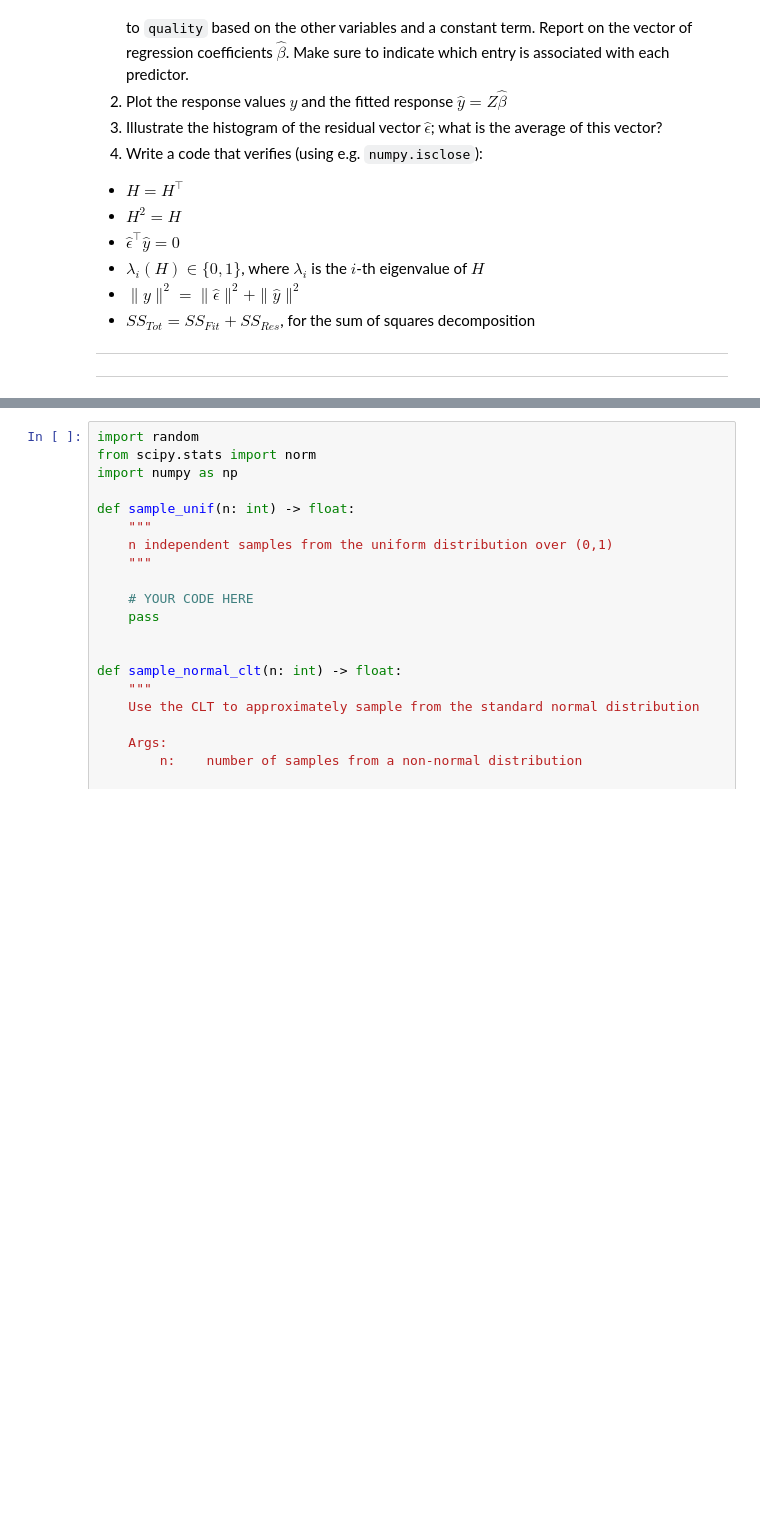
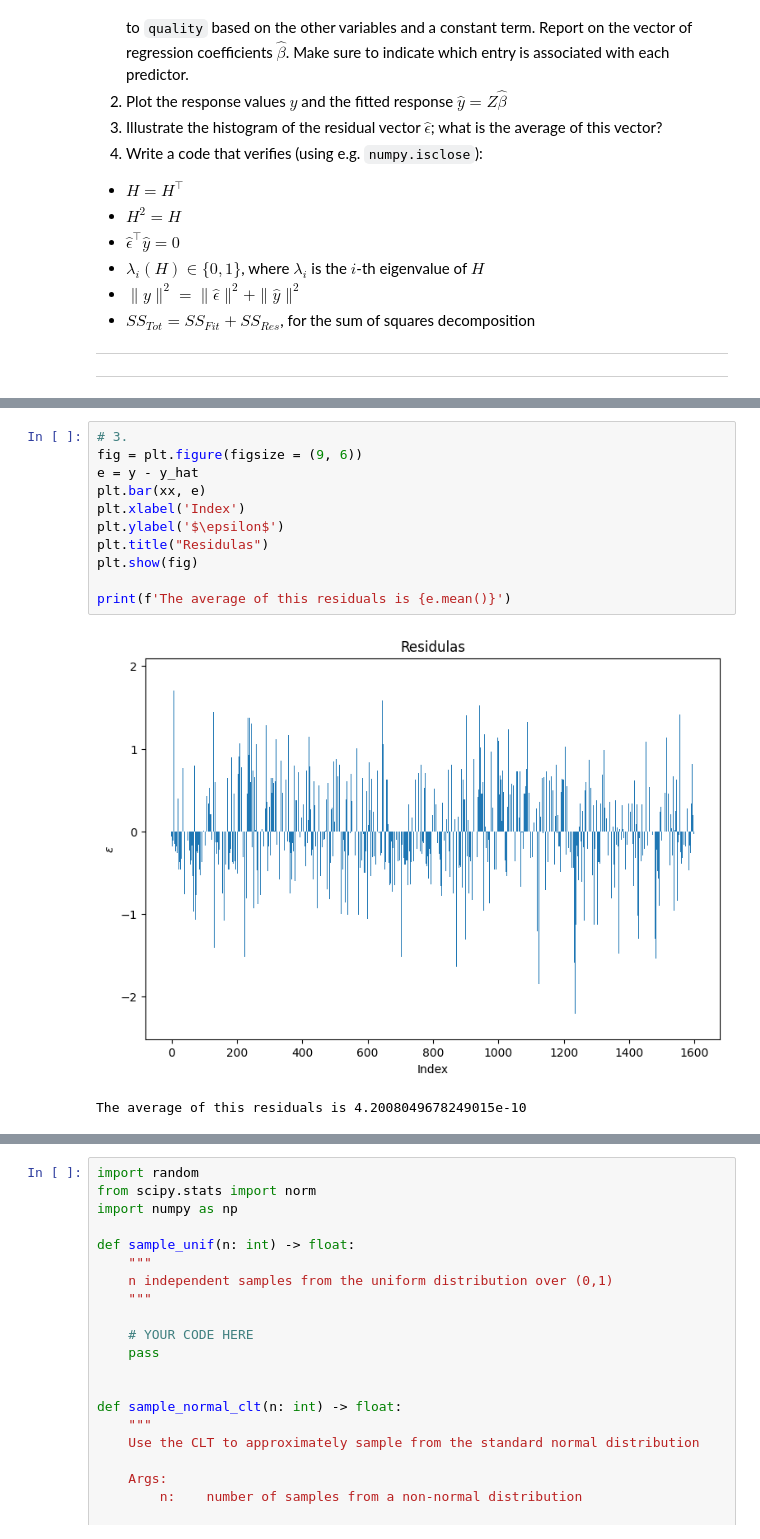
Before and after one commit to BDR2939/Advanced-statistics, a Jupyter notebook: hw1.ipynb, the cells around one changed output, grey strips where cells are left out. Saved outputs shown, nothing was run; the diff lists cells and outputs as text; blank space fills up the shorter version.

```diff
--- a/hw1.ipynb
+++ b/hw1.ipynb
@@ -293,0 +344,14 @@ plt.show()
+# %%
+# 3.
+fig = plt.figure(figsize = (9, 6))
+e = y - y_hat
+plt.bar(xx, e)
+plt.xlabel('Index')
+plt.ylabel('$\epsilon$')
+plt.title("Residulas")
+plt.show(fig)
+
+print(f'The average of this residuals is {e.mean()}')
+# %% [output]
+[figure, added]
+The average of this residuals is 4.2008049678249015e-10
```
Also changed, not shown: parts of 10 cells of this notebook.
